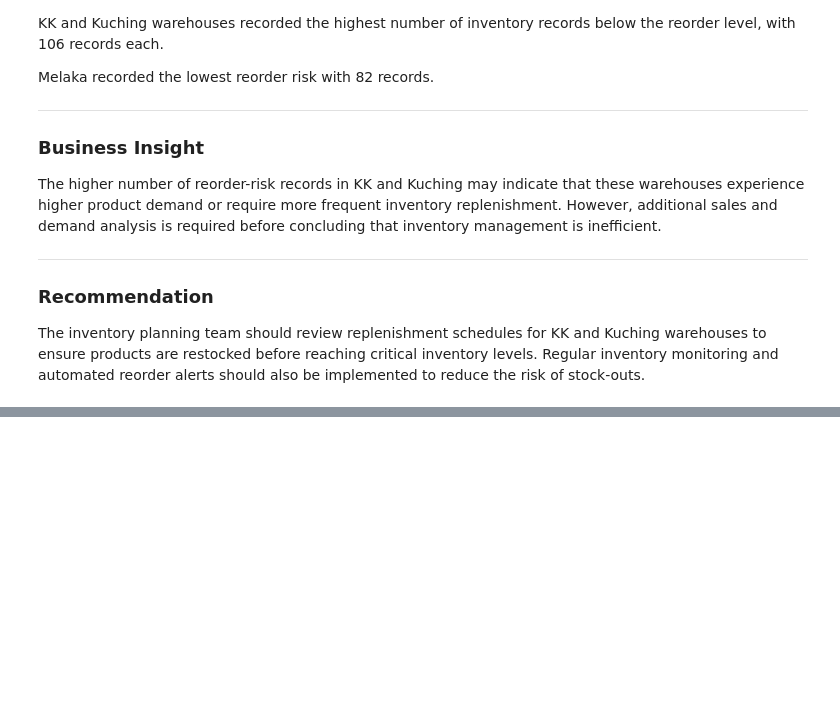
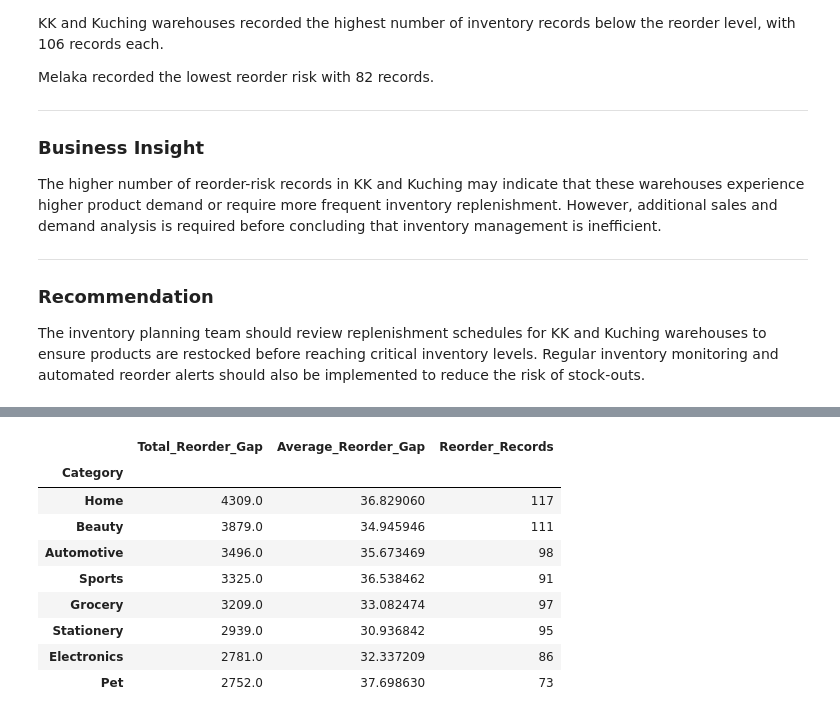
Before and after one commit to fakrullahzahir/Java-OOP-Design-Patterns-Mini-Project, a Jupyter notebook: EDA/RetailMart Malaysia Analytics Portfolio/notebooks/inventory_analysis.ipynb, the cells around one changed output, grey strips where cells are left out. Saved outputs shown, nothing was run; the diff lists cells and outputs as text; code cells hidden in the pictures; blank space fills up the shorter version.

```diff
--- a/EDA/RetailMart Malaysia Analytics Portfolio/notebooks/inventory_analysis.ipynb
+++ b/EDA/RetailMart Malaysia Analytics Portfolio/notebooks/inventory_analysis.ipynb
@@ -625,0 +773,19 @@ The inventory planning team should review replenishment schedules for KK and Kuc
+# %%
+# ==========================================================
+# BUSINESS TASK 6
+#
+# Which product categories have the highest reorder risk?
+#
+# Purpose:
+#   Get the total gap products for each category and
+#   summarize it in descending order.
+# ==========================================================
+
+total_reorder_gap = (
+    reorder_with_products
+    .groupby("Category")["Reorder_Gap"]
+    .sum()
+    .sort_values(ascending=False)
+)
+
+total_reorder_gap
@@ -625,0 +838,35 @@ The inventory planning team should review replenishment schedules for KK and Kuc
+# %%
+reorder_records_category = (
+    reorder_with_products
+    .groupby("Category")["SKU"]
+    .count()
+)
+
+category_reorder_summary = pd.concat(
+    [total_reorder_gap, average_gap_category, reorder_records_category],
+    axis=1
+)
+
+category_reorder_summary.columns = [
+    "Total_Reorder_Gap",
+    "Average_Reorder_Gap",
+    "Reorder_Records"
+]
+
+category_reorder_summary = category_reorder_summary.sort_values(
+    "Total_Reorder_Gap",
+    ascending=False
+)
+
+category_reorder_summary
+# %% [output]
+|  | Total_Reorder_Gap | Average_Reorder_Gap | Reorder_Records |
+| Category |  |  |  |
+| Home | 4309.0 | 36.829060 | 117 |
+| Beauty | 3879.0 | 34.945946 | 111 |
+| Automotive | 3496.0 | 35.673469 | 98 |
+| Sports | 3325.0 | 36.538462 | 91 |
+| Grocery | 3209.0 | 33.082474 | 97 |
+| Stationery | 2939.0 | 30.936842 | 95 |
+| Electronics | 2781.0 | 32.337209 | 86 |
+| Pet | 2752.0 | 37.698630 | 73 |
```
Also changed, not shown: parts of 10 cells of this notebook.
